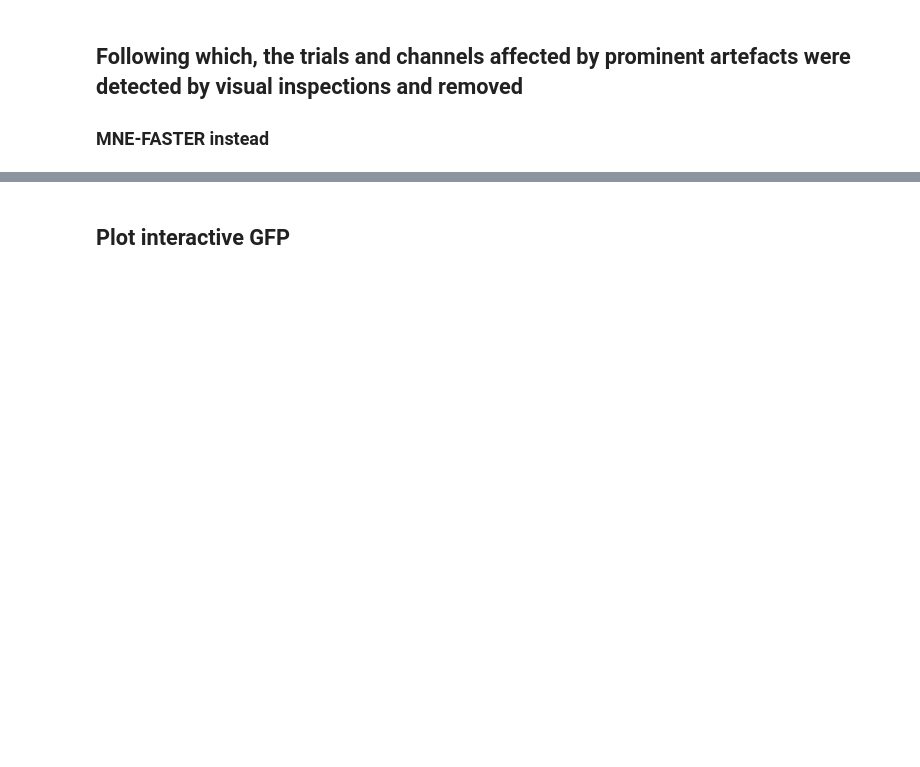
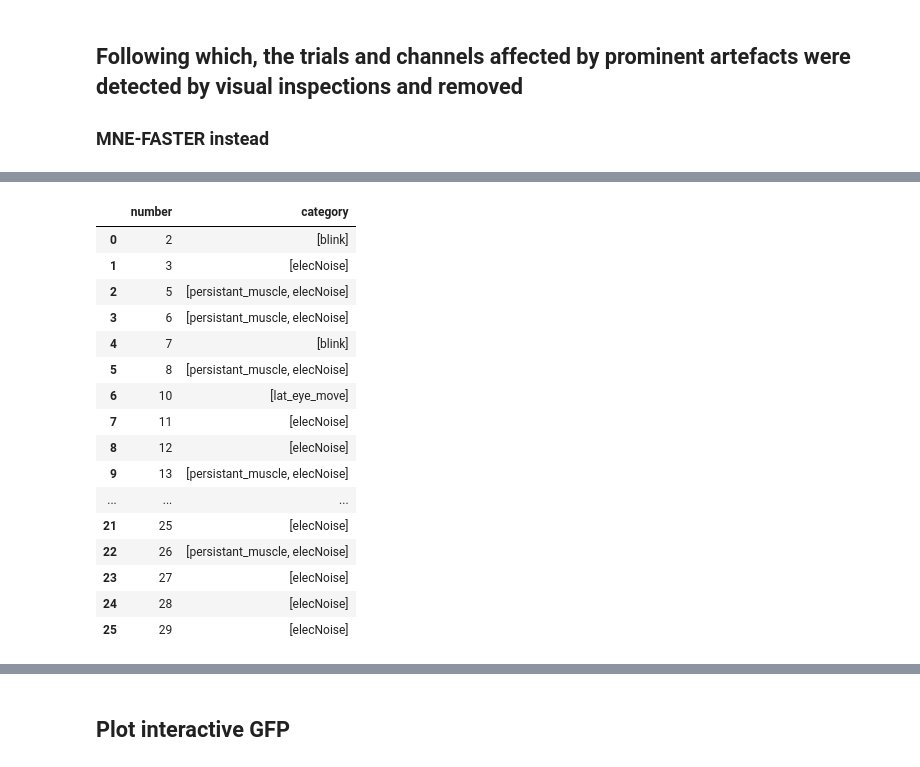
Before and after one commit to AlexanderEngelmark/mne-tesa, a Jupyter notebook: tutorial.ipynb, the cells around one changed output, grey strips where cells are left out. Cells and saved outputs as stored; diff of their text form; code cells hidden in the pictures; blank space fills up the shorter version.

```diff
--- a/tutorial.ipynb
+++ b/tutorial.ipynb
@@ -46,4 +72,16 @@ epochs = mne.Epochs(raw,
 # %% [markdown]
 ## TMS pulse artefact (the data from -2 to 15ms) was then removed and a cubic interpolation was applied to replace the missing data.
 # %%
-epochs = tesa_interp_data_cubic_spline(epochs, inst_type="epochs", tmin=tmin_cut, tmax=tmax_cut, events=events)
+epochs = tesa_replace_constant_amplitude(
+    epochs, inst_type="epochs", tmin=tmin_cut, tmax=tmax_cut, events=events
+)
+
+
+epochs = tesa_interp_cubic_spline(
+    epochs,
+    inst_type="epochs",
+    tmin=tmin_cut,
+    tmax=tmax_cut,
+    interp_win=[0.001, 0.001],
+    events=events,
+)
@@ -129,19 +263,3 @@ fix_stim_artifact(epochs, events=events, event_id=None, tmin=tmin_cut, tmax=tmax
 # %%
-epochs.filter(
-        l_freq=1,
-        h_freq=100,
-        picks=None,
-        filter_length="auto",
-        l_trans_bandwidth="auto",
-        h_trans_bandwidth="auto",
-        n_jobs=-1,
-        method="iir",
-        iir_params=dict(order=4, ftype='butter', output='sos'),
-        phase="zero",
-        fir_window="hamming",
-        fir_design="firwin",
-        skip_by_annotation=("edge", "bad_acq_skip"),
-        pad="reflect_limited",
-        verbose=True,
-    )
-epochs = notch_filter_epochs(epochs)
+epochs = tesa_bandpass_filter_epochs(epochs, l_freq=1, h_freq=100, order=2)
+epochs = tesa_notch_filter_epochs(epochs)
@@ -154,7 +277,7 @@ ica2 = ICA_TESA(n_components=30, noise_cov=None,
            allow_ref_meg=False, verbose=False)
 ica2.fit(epochs)
 
-suggested, comp_df2 = mne_tesa_class_comp(
+suggested, comp_df2 = tesa_class_comp(
     epochs,
     ica2,
     tmsMuscle=True,
@@ -175,0 +312,20 @@ suggested, comp_df2 = mne_tesa_class_comp(
+# %%
+comp_df2
+# %% [output]
+|  | number | category |
+| 0 | 2 | [blink] |
+| 1 | 3 | [elecNoise] |
+| 2 | 5 | [persistant_muscle, elecNoise] |
+| 3 | 6 | [persistant_muscle, elecNoise] |
+| 4 | 7 | [blink] |
+| 5 | 8 | [persistant_muscle, elecNoise] |
+| 6 | 10 | [lat_eye_move] |
+| 7 | 11 | [elecNoise] |
+| 8 | 12 | [elecNoise] |
+| 9 | 13 | [persistant_muscle, elecNoise] |
+| ... | ... | ... |
+| 21 | 25 | [elecNoise] |
+| 22 | 26 | [persistant_muscle, elecNoise] |
+| 23 | 27 | [elecNoise] |
+| 24 | 28 | [elecNoise] |
+| 25 | 29 | [elecNoise] |
```
Also changed, not shown: parts of 36 cells of this notebook, 3 other files.
